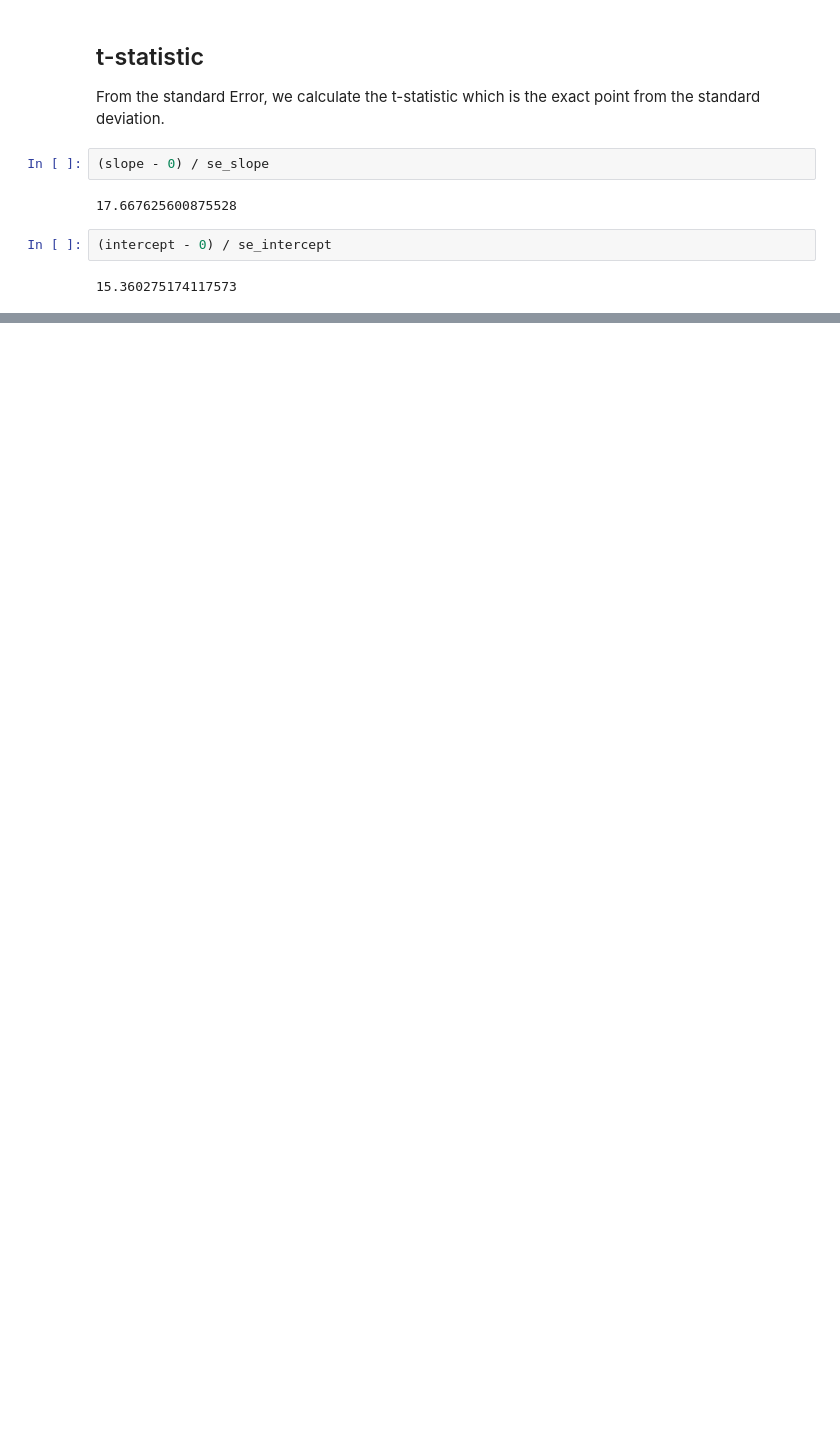
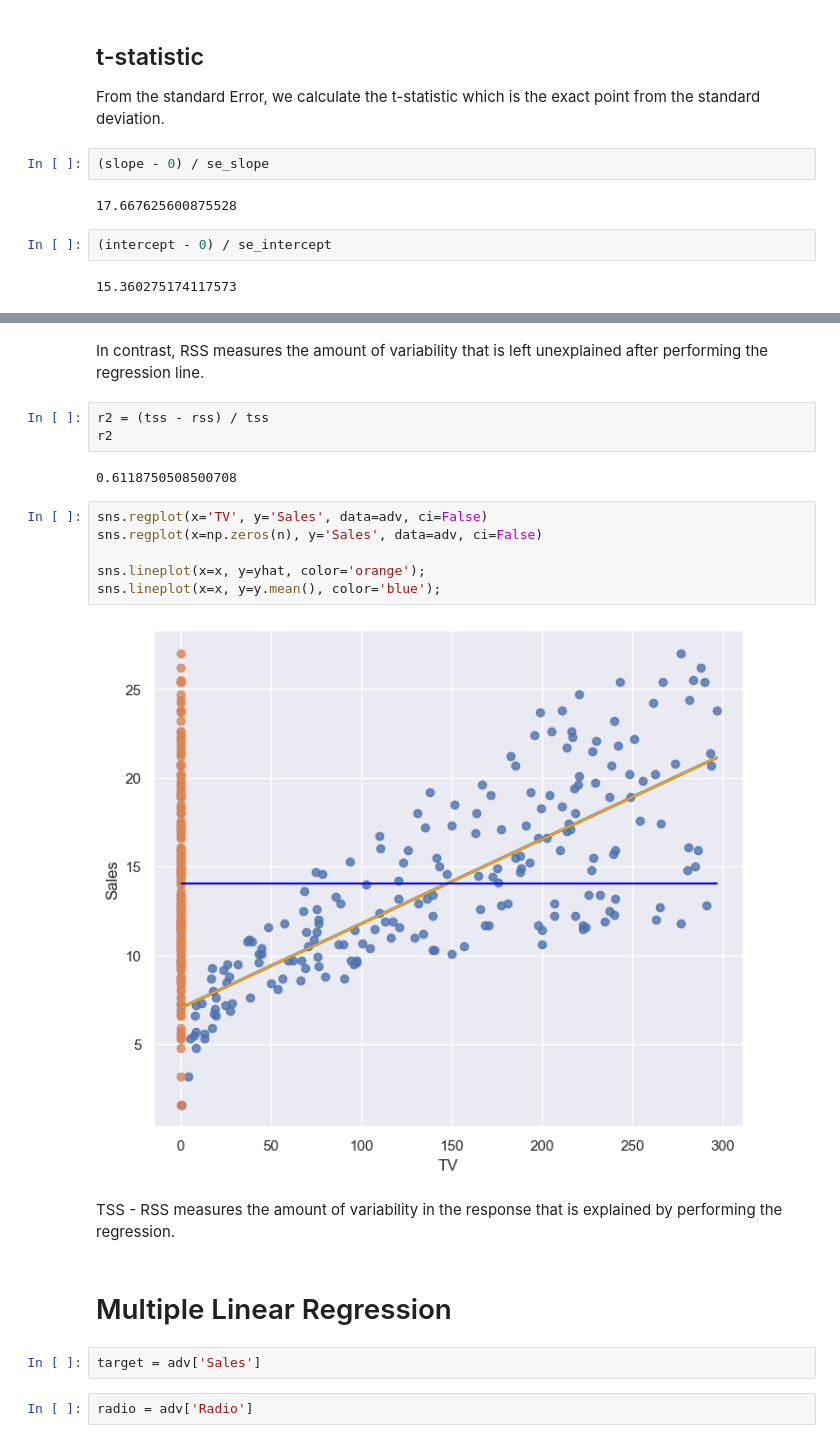
Before and after one commit to cmd-master/std-islr, a Jupyter notebook: main.ipynb, the cells around one changed output, grey strips where cells are left out. Cells and saved outputs as stored; diff of their text form; blank space fills up the shorter version.

Commit message:
eda: multiple regression

```diff
--- a/main.ipynb
+++ b/main.ipynb
@@ -254,0 +264,23 @@ From the standard Error, we calculate the t-statistic which is the exact point f
+# %% [markdown]
+In contrast, RSS measures the amount of variability that is left unexplained after performing the regression line.
+# %%
+r2 = (tss - rss) / tss
+r2
+# %% [output]
+0.6118750508500708
+# %%
+sns.regplot(x='TV', y='Sales', data=adv, ci=False)
+sns.regplot(x=np.zeros(n), y='Sales', data=adv, ci=False)
+
+sns.lineplot(x=x, y=yhat, color='orange');
+sns.lineplot(x=x, y=y.mean(), color='blue');
+# %% [output]
+[figure, added]
+# %% [markdown]
+TSS - RSS measures the amount of variability in the response that is explained by performing the regression.
+# %% [markdown]
+# Multiple Linear Regression
+# %%
+target = adv['Sales']
+# %%
+radio = adv['Radio']
```
Also changed, not shown: parts of 22 cells of this notebook.
